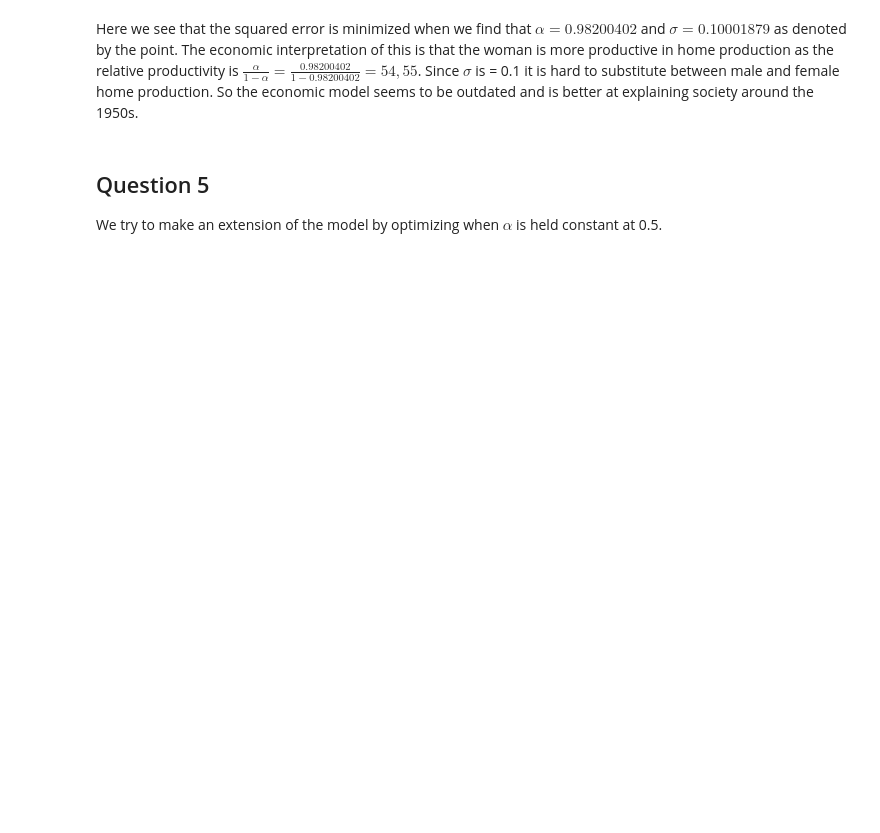
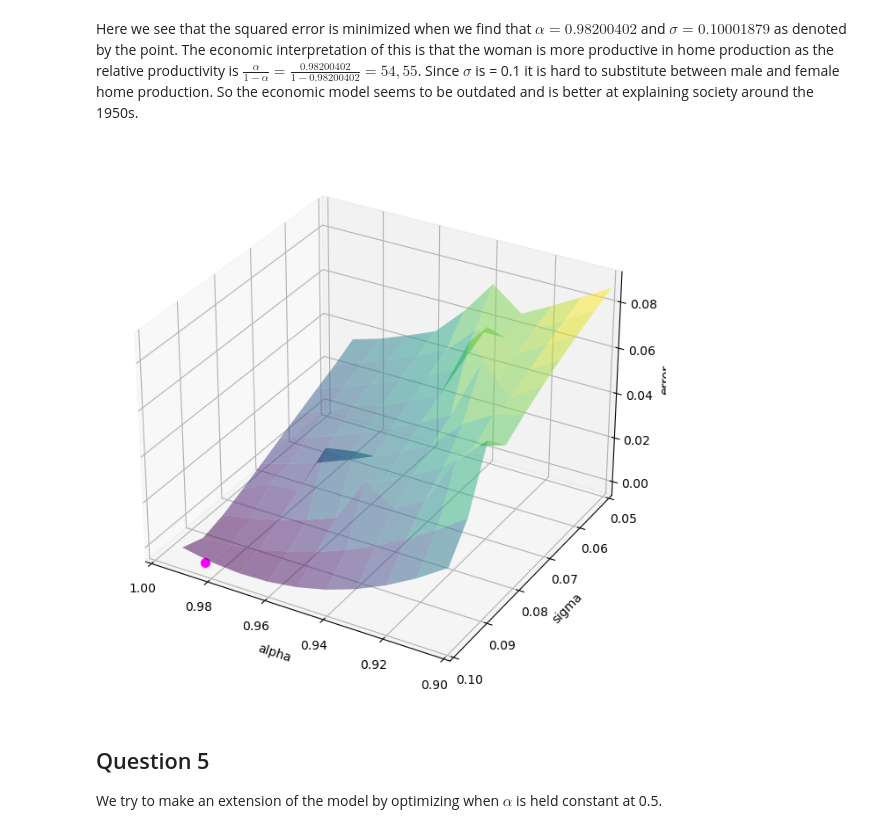
Before and after one commit to NumEconCopenhagen/projects-2023-team-norway, a Jupyter notebook: inauguralproject/inauguralproject.ipynb, the cells around one changed output. Cells and saved outputs as stored; diff of their text form; code cells hidden in the pictures; blank space fills up the shorter version.

```diff
--- a/inauguralproject/inauguralproject.ipynb
+++ b/inauguralproject/inauguralproject.ipynb
@@ -327,5 +256,57 @@ beta0 = -0.001099685318139605, beta1 = -1.0118391809584379e-18
 # %% [markdown]
 Here we see that the squared error is minimized when we find that $\alpha = 0.98200402$ and $\sigma = 0.10001879$ as denoted by the point. The economic interpretation of this is that the woman is more productive in home production as the relative productivity is $\frac{\alpha}{1-\alpha} = \frac{0.98200402}{1-0.98200402} = 54,55$. Since $\sigma$ is = 0.1 it is hard to substitute between male and female home production. So the economic model seems to be outdated and is better at explaining society around the 1950s.
+# %%
+# Define values for alpha, sigma, and error
+N = 10
+alpha_vec = np.linspace(0.9, 0.99, N)
+sigma_vec = np.linspace(0.05, 0.1, N)
+
+#error_values = np.zeros((N, N))  # Array to store error values
+error_values_vec = []
+
+# Setting initial values and alpha, sigma, betas
+alpha = 0.9
+sigma = 0.1
+beta0_init = 0.4
+beta1_init = -0.1
+
+# Compute error values for all combinations of alpha and sigma
+for i, alpha in enumerate(alpha_vec):
+    model.par.alpha = alpha
+    for j, sigma in enumerate(sigma_vec):
+        model.par.sigma = sigma
+        model.par.wF = 1
+        model.solve_wF_vec()
+        model.run3_regression()
+        #error_values[i, j] = ((model.par.beta0_target - model.sol.beta0)**2) + ((model.par.beta1_target - model.sol.beta1)**2)
+        error_values = ((beta0_init - model.sol.beta0)**2) + ((beta1_init - model.sol.beta1)**2)
+        #error_values = ((model.par.beta0_target - model.sol.beta0)**2) + ((model.par.beta1_target - model.sol.beta1)**2)
+        if error_values > 0:   # only include non-negative deviations
+            error_values_vec.append(error_values)
+
+error_values = np.array(error_values_vec).reshape(len(alpha_vec), len(sigma_vec))
+
+
+# Plot the 3D surface with standard deviation as the Y-axis
+#fig = plt.figure()
+fig = plt.figure(figsize=(10, 8))  # Adjust the width and height as needed
+
+ax = fig.add_subplot(111, projection='3d')
+alpha_mesh, sigma_mesh = np.meshgrid(alpha_vec, sigma_vec)
+
+ax.plot_surface(alpha_mesh, sigma_mesh, error_values, cmap='viridis',  alpha = 0.5)
+ax.set_xlim(1, 0.9)
+ax.set_ylim(0.1, 0.05)
+
+# Add a red marker for the specified point
+ax.scatter(0.98200402, 0.10001879, 4.494499943063444e-10, color='magenta', s=50)
+
+ax.set_xlabel('alpha')
+ax.set_ylabel('sigma')
+ax.set_zlabel('error')
+plt.show()
+# %% [output]
+[figure, added]
 # %% [markdown]
 ## Question 5
 We try to make an extension of the model by optimizing when $\alpha$ is held constant at 0.5.
```
Also changed, not shown: parts of 8 cells of this notebook.
